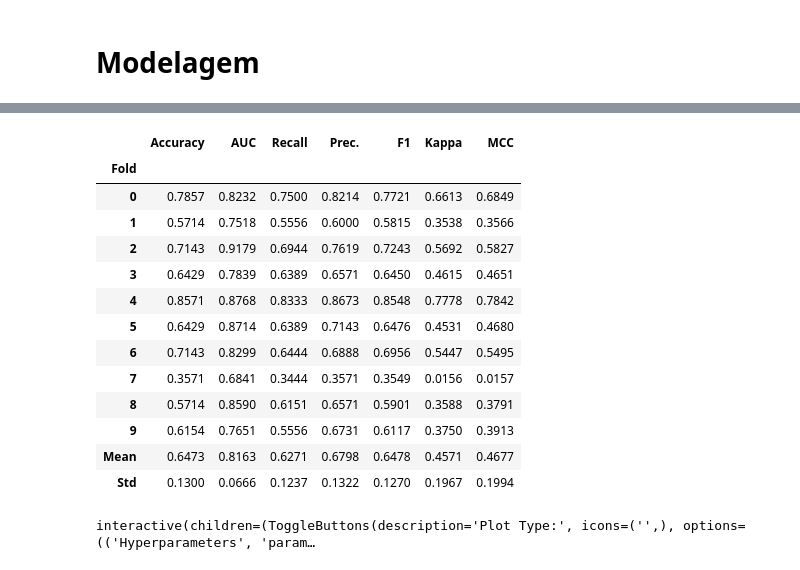
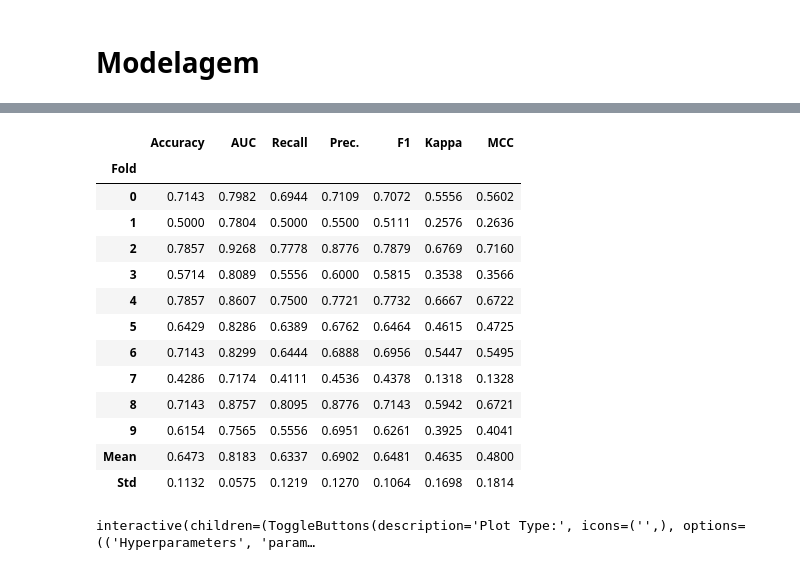
Before and after one commit to guilhermelt-22/final_project, a Jupyter notebook: Bot_Apostas.ipynb, the cells around one changed output, grey strips where cells are left out. Drawn from its saved outputs; the diff is of its cells as text; code cells hidden in the pictures.

```diff
--- a/Bot_Apostas.ipynb
+++ b/Bot_Apostas.ipynb
@@ -139,20 +170,20 @@ GradientBoostingClassifier(ccp_alpha=0.0, criterion='friedman_mse', init=None,
 # %%
-model = create_model('lr')
+model = create_model('lda')
 # %% [output]
 |  | Accuracy | AUC | Recall | Prec. | F1 | Kappa | MCC |
 | Fold |  |  |  |  |  |  |  |
-| 0 | 0.7857 | 0.8232 | 0.7500 | 0.8214 | 0.7721 | 0.6613 | 0.6849 |
-| 1 | 0.5714 | 0.7518 | 0.5556 | 0.6000 | 0.5815 | 0.3538 | 0.3566 |
-| 2 | 0.7143 | 0.9179 | 0.6944 | 0.7619 | 0.7243 | 0.5692 | 0.5827 |
-| 3 | 0.6429 | 0.7839 | 0.6389 | 0.6571 | 0.6450 | 0.4615 | 0.4651 |
-| 4 | 0.8571 | 0.8768 | 0.8333 | 0.8673 | 0.8548 | 0.7778 | 0.7842 |
-| 5 | 0.6429 | 0.8714 | 0.6389 | 0.7143 | 0.6476 | 0.4531 | 0.4680 |
+| 0 | 0.7143 | 0.7982 | 0.6944 | 0.7109 | 0.7072 | 0.5556 | 0.5602 |
+| 1 | 0.5000 | 0.7804 | 0.5000 | 0.5500 | 0.5111 | 0.2576 | 0.2636 |
+| 2 | 0.7857 | 0.9268 | 0.7778 | 0.8776 | 0.7879 | 0.6769 | 0.7160 |
+| 3 | 0.5714 | 0.8089 | 0.5556 | 0.6000 | 0.5815 | 0.3538 | 0.3566 |
+| 4 | 0.7857 | 0.8607 | 0.7500 | 0.7721 | 0.7732 | 0.6667 | 0.6722 |
+| 5 | 0.6429 | 0.8286 | 0.6389 | 0.6762 | 0.6464 | 0.4615 | 0.4725 |
 | 6 | 0.7143 | 0.8299 | 0.6444 | 0.6888 | 0.6956 | 0.5447 | 0.5495 |
-| 7 | 0.3571 | 0.6841 | 0.3444 | 0.3571 | 0.3549 | 0.0156 | 0.0157 |
-| 8 | 0.5714 | 0.8590 | 0.6151 | 0.6571 | 0.5901 | 0.3588 | 0.3791 |
-| 9 | 0.6154 | 0.7651 | 0.5556 | 0.6731 | 0.6117 | 0.3750 | 0.3913 |
-| Mean | 0.6473 | 0.8163 | 0.6271 | 0.6798 | 0.6478 | 0.4571 | 0.4677 |
-| Std | 0.1300 | 0.0666 | 0.1237 | 0.1322 | 0.1270 | 0.1967 | 0.1994 |
+| 7 | 0.4286 | 0.7174 | 0.4111 | 0.4536 | 0.4378 | 0.1318 | 0.1328 |
+| 8 | 0.7143 | 0.8757 | 0.8095 | 0.8776 | 0.7143 | 0.5942 | 0.6721 |
+| 9 | 0.6154 | 0.7565 | 0.5556 | 0.6951 | 0.6261 | 0.3925 | 0.4041 |
+| Mean | 0.6473 | 0.8183 | 0.6337 | 0.6902 | 0.6481 | 0.4635 | 0.4800 |
+| Std | 0.1132 | 0.0575 | 0.1219 | 0.1270 | 0.1064 | 0.1698 | 0.1814 |
 # %%
 evaluate_model(model)
 # %% [output]
```
Also changed, not shown: parts of 15 cells of this notebook.
